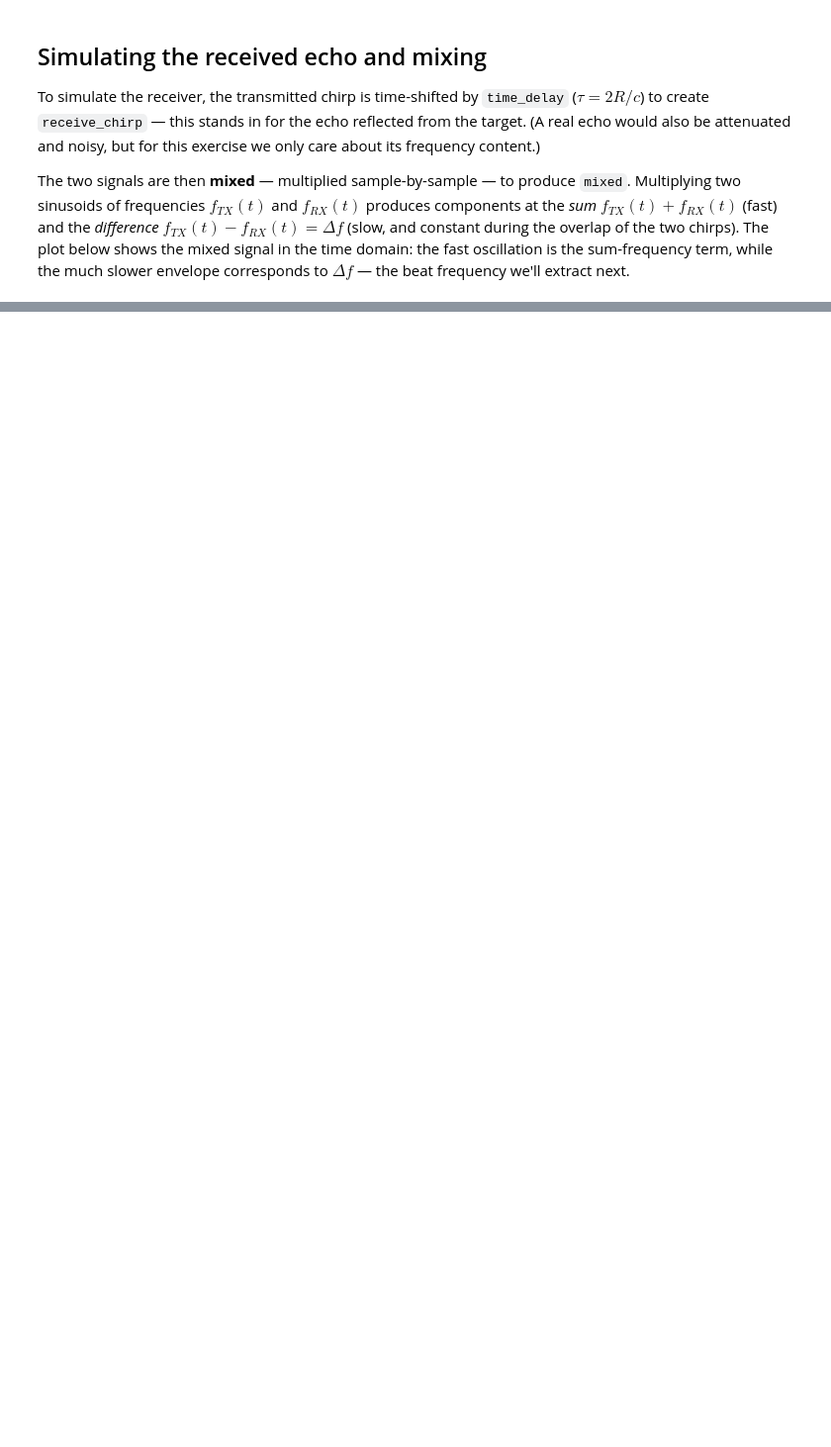
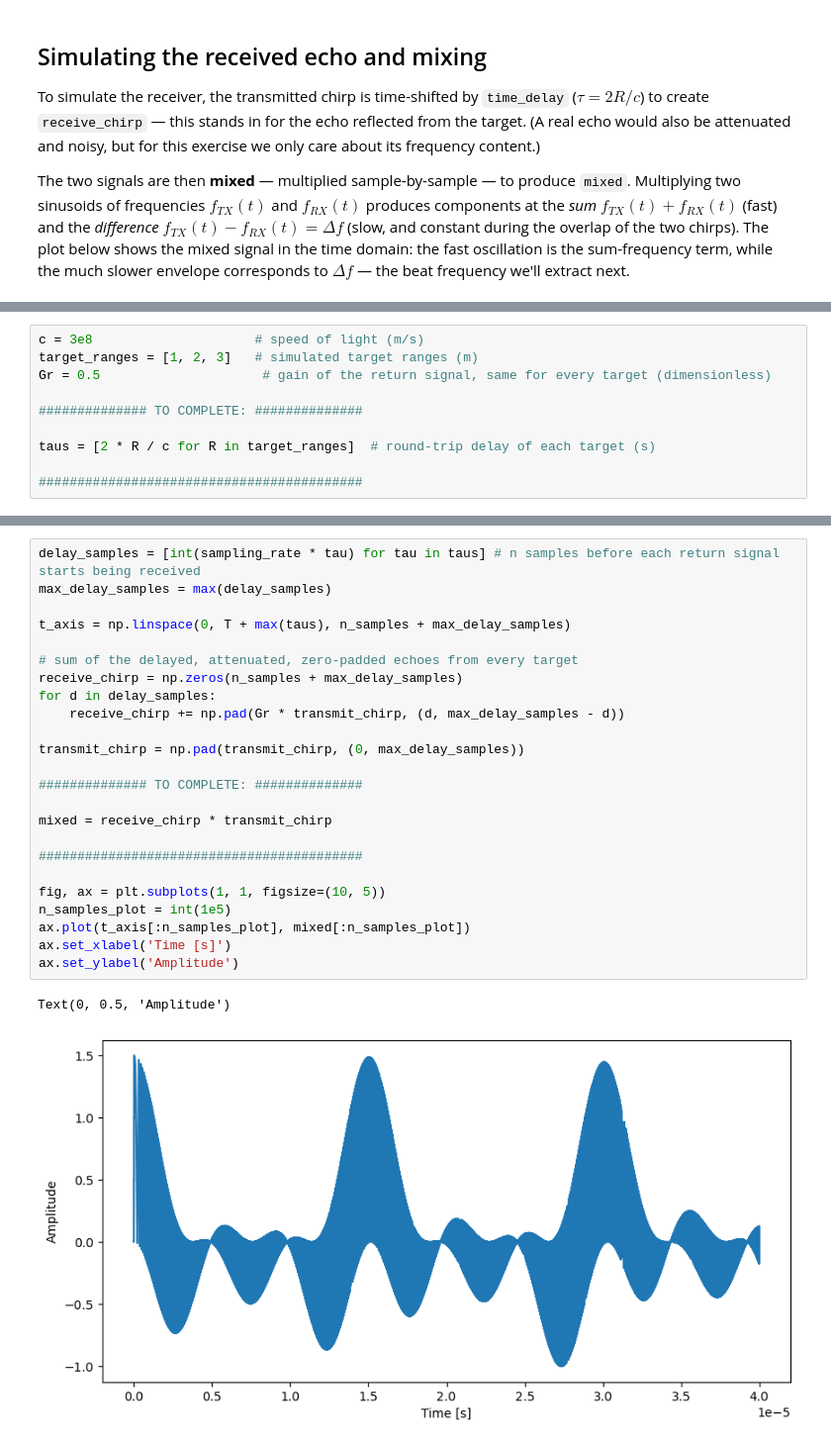
Before and after one commit to lorisdanjou/exercise_CEMSIE, a Jupyter notebook: CEMSIE_exercise.ipynb, the cells around one changed output, grey strips where cells are left out. Shown at 99% size. Saved outputs shown, nothing was run; the diff lists cells and outputs as text; blank space fills up the shorter version.

```diff
--- a/CEMSIE_exercise.ipynb
+++ b/CEMSIE_exercise.ipynb
@@ -193,0 +210,10 @@ A real system would add: a low-noise amplifier and matched receiver filtering, c
+# %%
+c = 3e8                     # speed of light (m/s)
+target_ranges = [1, 2, 3]   # simulated target ranges (m)
+Gr = 0.5                     # gain of the return signal, same for every target (dimensionless)
+
+############## TO COMPLETE: ##############
+
+taus = [2 * R / c for R in target_ranges]  # round-trip delay of each target (s)
+
+##########################################
@@ -193,0 +226,27 @@ A real system would add: a low-noise amplifier and matched receiver filtering, c
+# %%
+delay_samples = [int(sampling_rate * tau) for tau in taus] # n samples before each return signal starts being received
+max_delay_samples = max(delay_samples)
+
+t_axis = np.linspace(0, T + max(taus), n_samples + max_delay_samples)
+
+# sum of the delayed, attenuated, zero-padded echoes from every target
+receive_chirp = np.zeros(n_samples + max_delay_samples)
+for d in delay_samples:
+    receive_chirp += np.pad(Gr * transmit_chirp, (d, max_delay_samples - d))
+
+transmit_chirp = np.pad(transmit_chirp, (0, max_delay_samples))
+
+############## TO COMPLETE: ##############
+
+mixed = receive_chirp * transmit_chirp
+
+##########################################
+
+fig, ax = plt.subplots(1, 1, figsize=(10, 5))
+n_samples_plot = int(1e5)
+ax.plot(t_axis[:n_samples_plot], mixed[:n_samples_plot])
+ax.set_xlabel('Time [s]')
+ax.set_ylabel('Amplitude')
+# %% [output]
+Text(0, 0.5, 'Amplitude')
+[figure, added]
```
Also changed, not shown: parts of 37 cells of this notebook, 3 other files.
